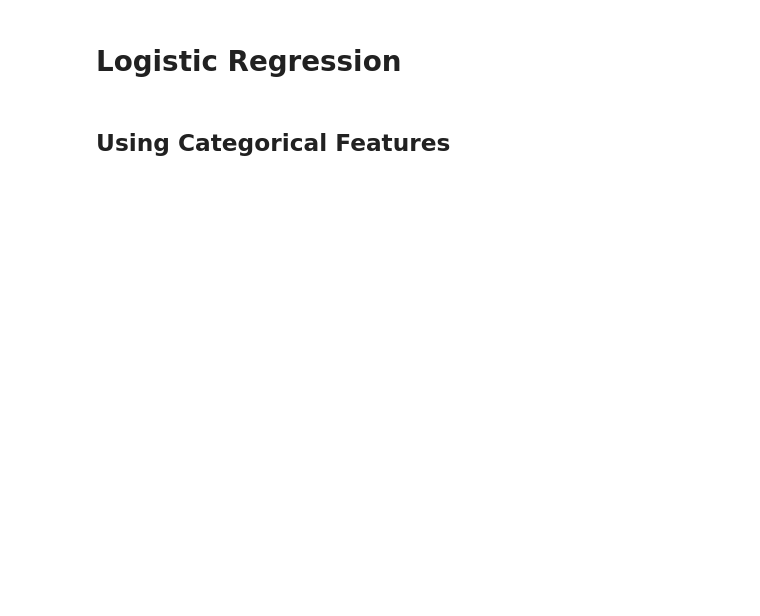
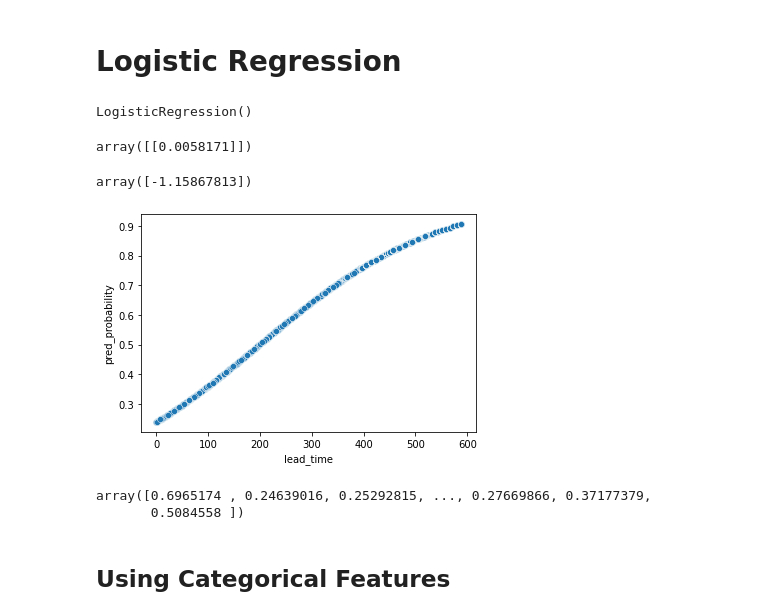
Before and after one commit to pedroteche-ih/DAFT_MEX_202209, a Jupyter notebook: Introduction to Supervised Classification.ipynb, the cells around one changed output. Drawn from its saved outputs; the diff is of its cells as text; code cells hidden in the pictures; blank space fills up the shorter version.

```diff
--- a/Introduction to Supervised Classification.ipynb
+++ b/Introduction to Supervised Classification.ipynb
@@ -36,0 +99,2 @@ tb_hotel.info()
+# %%
+tb_hotel['cat_lead_time'] = pd.qcut(tb_hotel['lead_time'], 5)
@@ -38,5 +112,31 @@ tb_hotel.info()
 # Logistic Regression
 # %%
 from sklearn.linear_model import LogisticRegression
+# %%
+X = tb_hotel[['lead_time']]
+y = tb_hotel['is_cancelled']
+
+log_fit = LogisticRegression()
+log_fit.fit(X, y)
+# %% [output]
+LogisticRegression()
+# %%
+log_fit.coef_
+# %% [output]
+array([[0.0058171]])
+# %%
+log_fit.intercept_
+# %% [output]
+array([-1.15867813])
+# %%
+tb_hotel['pred_probability'] = log_fit.predict_proba(X)[:,1]
+sns.scatterplot(data = tb_hotel, x = 'lead_time', y = 'pred_probability');
+# %% [output]
+[figure, added]
+# %%
+log_fit.predict_proba(X)[:,1]
+# %% [output]
+array([0.6965174 , 0.24639016, 0.25292815, ..., 0.27669866, 0.37177379,
+       0.5084558 ])
 # %% [markdown]
 ## Using Categorical Features
```
Also changed, not shown: parts of 27 cells of this notebook.
